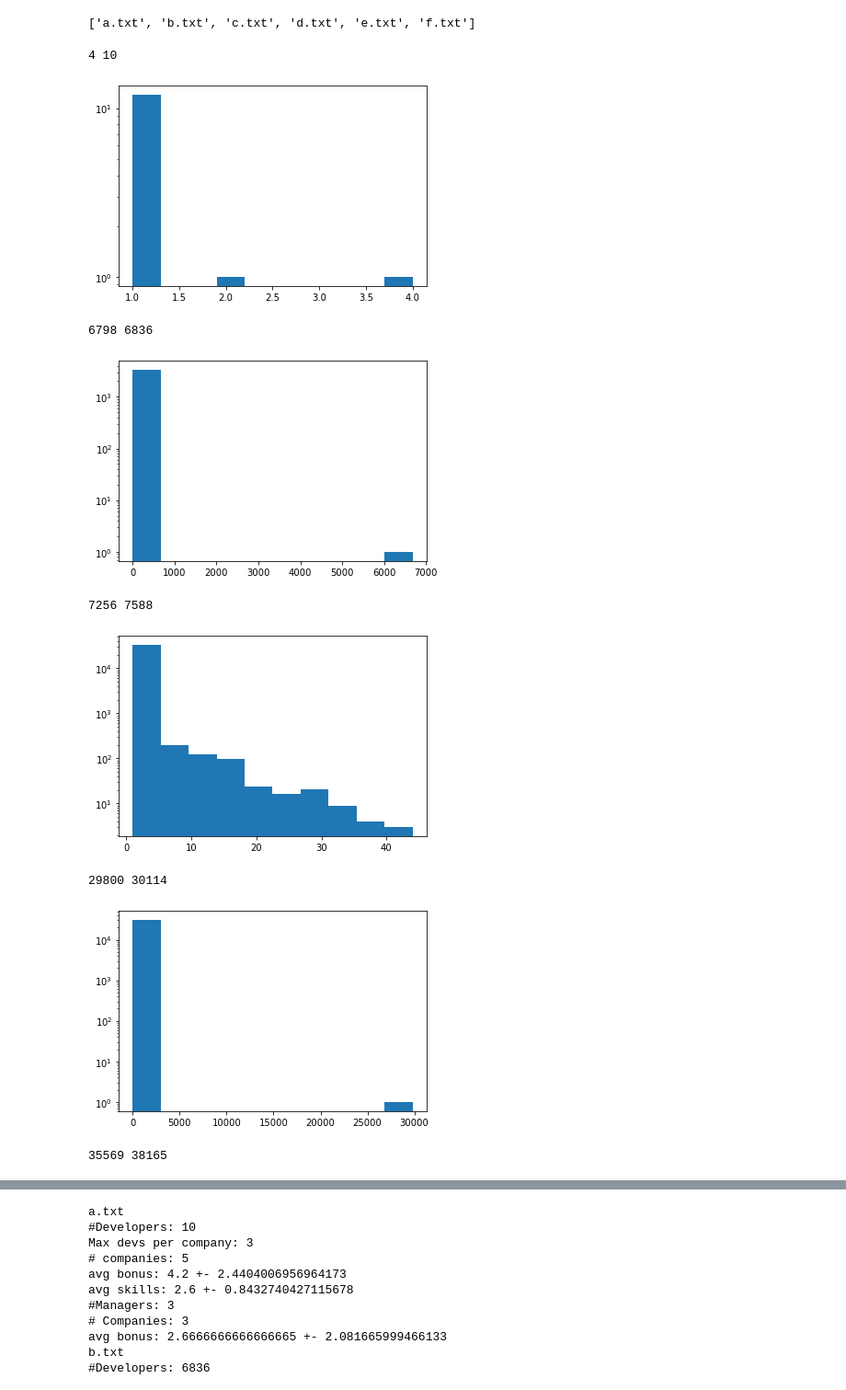
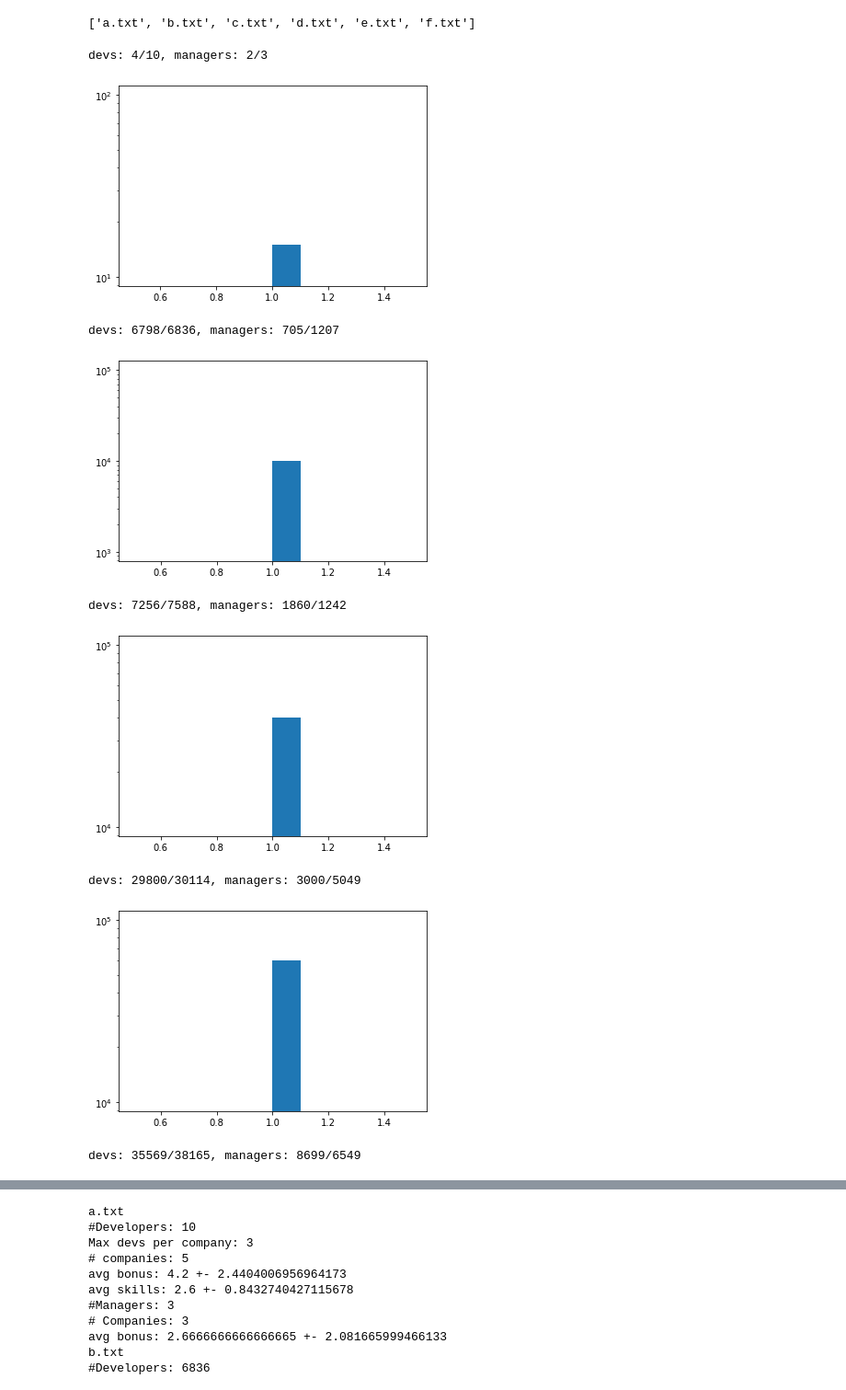
Before and after one commit to steber97/competitive-programming, a Jupyter notebook: reply/coding/2020/explore_input.ipynb, the cells around one changed output, grey strips where cells are left out. Shown at 92% size. Cells and saved outputs as stored; diff of their text form; code cells hidden in the pictures.

```diff
--- a/reply/coding/2020/explore_input.ipynb
+++ b/reply/coding/2020/explore_input.ipynb
@@ -75,41 +75,44 @@ for filename in files:
 # %%
 for filename in files:
     office, devs, managers = read_input(filename)
     visited = np.zeros((len(office), len(office[0])))
-    developers_spots = 0
+    developers_desks = 0
+    managers_desks = 0
     ccs = []
     for i in range(len(office)):
         for j in range(len(office[i])):
-            if office[i][j] == '_':
-                developers_spots += 1
+            if office[i][j] == DEV:
+                developers_desks += 1
+            if office[i][j] == MANAGER:
+                managers_desks += 1
             if visited[i, j] == 0:
                 ccs.append(0)
                 q = [(i,j)]
                 visited[i, j] = 1
                 while len(q) != 0:
                     y, x= q[-1]
                     q.pop()
                     visited[y,x] = 1
                     ccs[-1] += 1
                     for l in range(-1, 2):
                         for k in range(-1, 2):
                             if l == 0 or k == 0:
                                 if l + y >= 0 and l+y < len(office) and x+k >= 0 and x+k < len(office[0]):
                                     if visited[l+y, x+k] == 0 and office[l+y][x+k] == '_':
                                         visited[l+y, x+k] = 1
                                         q.append((l+y, x+k))
-    print(developers_spots, len(devs))
+    print("devs: {}/{}, managers: {}/{}".format(developers_desks, len(devs), managers_desks, len(managers)))
     plt.hist(np.array(ccs))
     plt.yscale('log')
 
     plt.show()
 # %% [output]
-4 10
+devs: 4/10, managers: 2/3
-[figure, old version]
+[figure, new version]
-6798 6836
+devs: 6798/6836, managers: 705/1207
-[figure, old version]
+[figure, new version]
-7256 7588
+devs: 7256/7588, managers: 1860/1242
-[figure, old version]
+[figure, new version]
-29800 30114
+devs: 29800/30114, managers: 3000/5049
-[figure, old version]
+[figure, new version]
-35569 38165
+devs: 35569/38165, managers: 8699/6549
```
Also changed, not shown: parts of 5 cells of this notebook, 1 other file.
